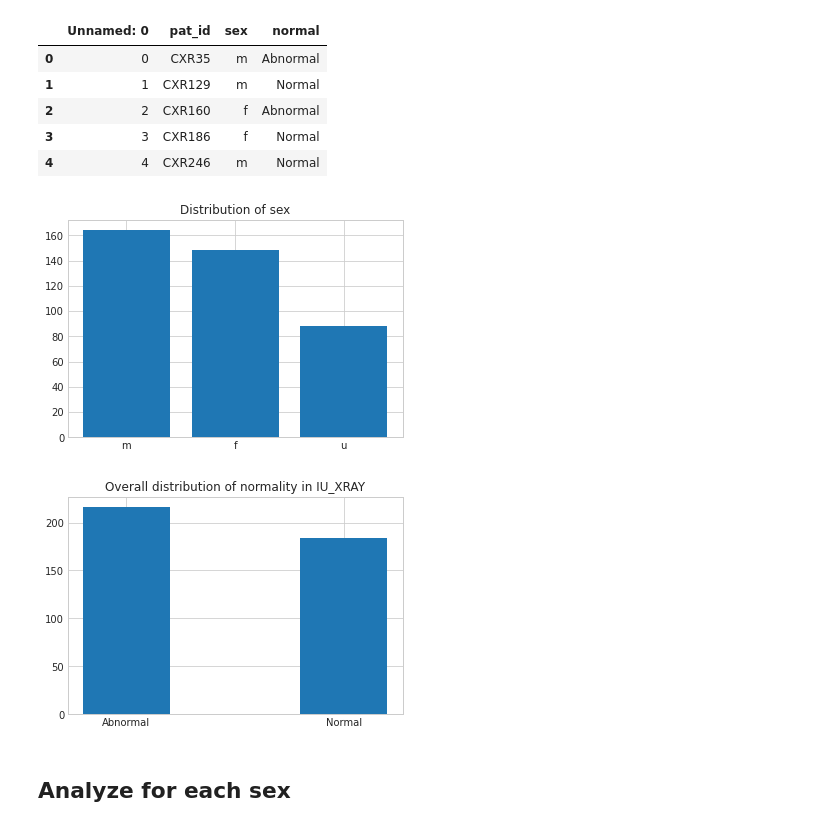
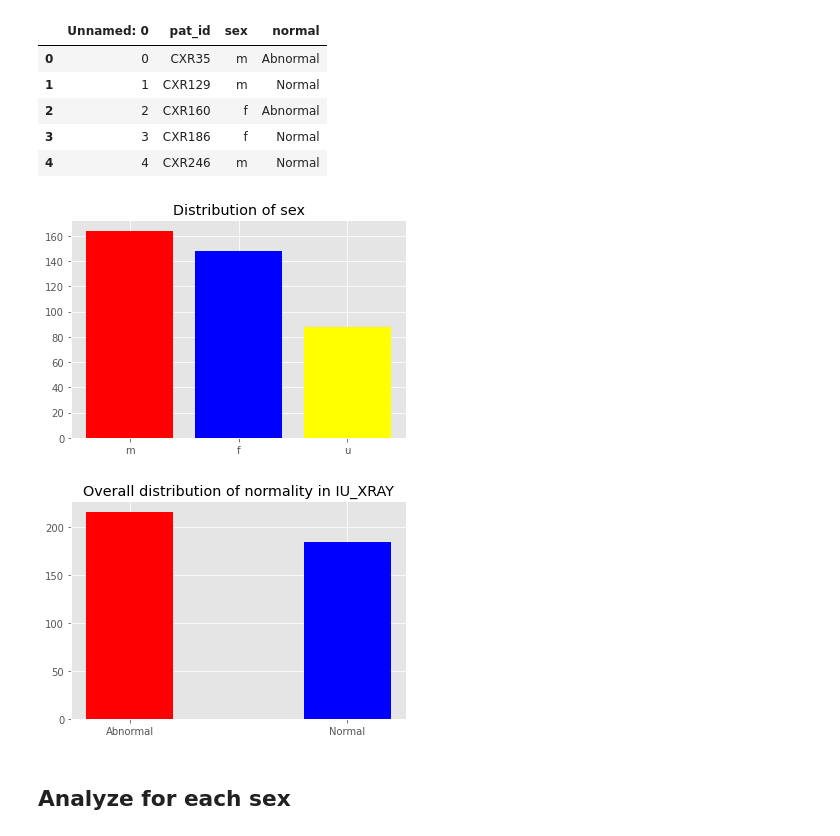
Before and after one commit to Baukmeister/rtex, a Jupyter notebook: manual_classification/analyze_iuxray_data.ipynb, the cells around one changed output. Drawn from its saved outputs; the diff is of its cells as text; code cells hidden in the pictures.

```diff
--- a/manual_classification/analyze_iuxray_data.ipynb
+++ b/manual_classification/analyze_iuxray_data.ipynb
@@ -8,3 +6,6 @@ plot_style = "seaborn-whitegrid"
+# %%
+plot_style = "ggplot"
+colors = ['red','blue','yellow']
 # %% [markdown]
 ## Analyze overall normality
 # %%
@@ -23,16 +24,16 @@ overall_distribution = sex_matched_normaltiy.normal.value_counts()
 # %%
 with plt.style.context(plot_style):
     normality_counts = sex_matched_normaltiy.sex.value_counts()
-    plt.bar(normality_counts.index,normality_counts)
+    plt.bar(normality_counts.index,normality_counts, color=colors)
     plt.title("Distribution of sex")
 # %% [output]
-[figure, old version]
+[figure, new version]
 # %%
 with plt.style.context(plot_style):
-    plt.bar(overall_distribution.index,overall_distribution, width=0.4)
+    plt.bar(overall_distribution.index,overall_distribution, width=0.4, color=colors)
     plt.title("Overall distribution of normality in IU_XRAY")
 # %% [output]
-[figure, old version]
+[figure, new version]
 # %% [markdown]
 ## Analyze for each sex
 # %%
```
Also changed, not shown: parts of 2 cells of this notebook.
